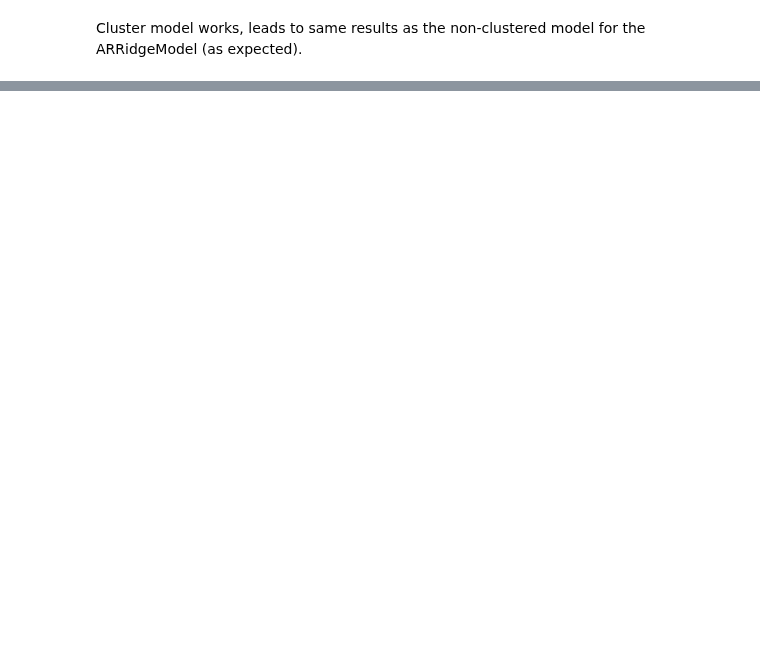
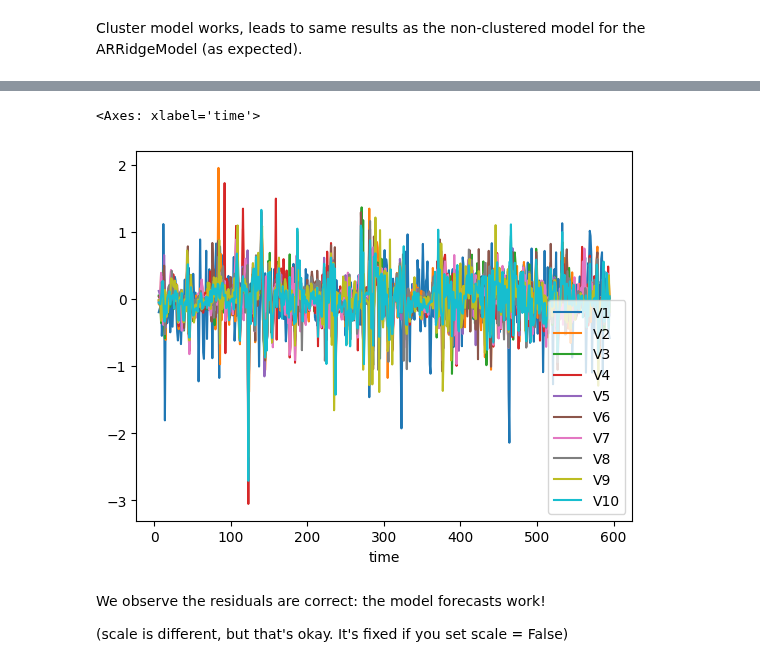
Before and after one commit to Gogonemnem/ensai-assignments, a Jupyter notebook: python_notebooks/crossval.ipynb, the cells around one changed output, grey strips where cells are left out. Saved outputs shown, nothing was run; the diff lists cells and outputs as text; code cells hidden in the pictures; blank space fills up the shorter version.

```diff
--- a/python_notebooks/crossval.ipynb
+++ b/python_notebooks/crossval.ipynb
@@ -548,0 +682,9 @@ Cluster model works, leads to same results as the non-clustered model for the AR
+# %%
+pd.DataFrame(np.array(model.residuals), index = df_train.index, columns = df_train.columns[:10]).iloc[5:].plot()
+# %% [output]
+<Axes: xlabel='time'>
+[figure, added]
+# %% [markdown]
+We observe the residuals are correct: the model forecasts work!
+
+(scale is different, but that's okay. It's fixed if you set scale = False)
```
Also changed, not shown: parts of 21 cells of this notebook.
